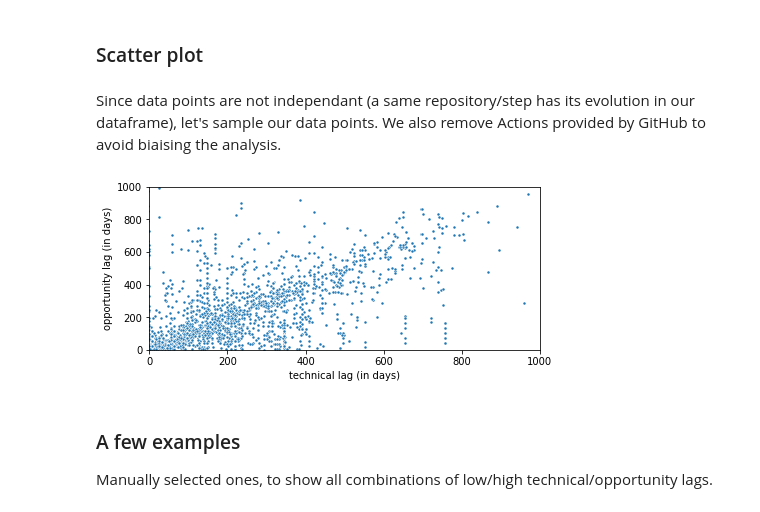
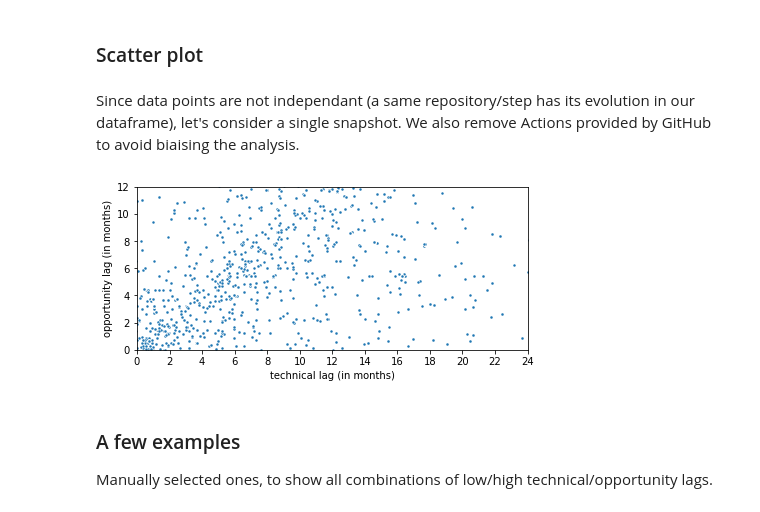
Before and after one commit to AlexandreDecan/secos-ghalag, a Jupyter notebook: notebooks/Technical lag.ipynb, the cells around one changed output. Drawn from its saved outputs; the diff is of its cells as text; code cells hidden in the pictures.

```diff
--- a/notebooks/Technical lag.ipynb
+++ b/notebooks/Technical lag.ipynb
@@ -791,38 +792,40 @@ Name: 2022-09-30 00:00:00, dtype: float64
 # %% [markdown]
 ### Scatter plot
 # %% [markdown]
-Since data points are not independant (a same repository/step has its evolution in our dataframe), let's sample our data points.
+Since data points are not independant (a same repository/step has its evolution in our dataframe), let's consider a single snapshot.
 We also remove Actions provided by GitHub to avoid biaising the analysis.
 # %%
 fig, ax = matplotlib.pyplot.subplots()
 
 temp = (
     df_lag
+    [lambda d: d.snapshot == d.snapshot.max()]
     [lambda d: d.outdated]
     [lambda d: ~d.action.str.startswith('actions/')]
-    .sample(n=2500, random_state=SEED)
-    .assign(tlag=lambda d: d.tlag.dt.days, olag=lambda d: d.olag.dt.days)
+    # .sample(n=2500, random_state=SEED)
+    .assign(tlag=lambda d: d.tlag.dt.days / 30, olag=lambda d: d.olag.dt.days / 30)
     [['tlag', 'olag']]
 )
 
 seaborn.scatterplot(
     x='tlag',
     y='olag',
     data=temp,
     marker='.',
     ax=ax,
 )
 
 ax.set(
-    xlabel='technical lag (in days)',
-    xlim=(0, 1000),
-    ylabel='opportunity lag (in days)',
-    ylim=(0, 1000),
+    xlabel='technical lag (in months)',
+    xlim=(0, 24),
+    ylabel='opportunity lag (in months)',
+    ylim=(0, 12),
 )
+ax.xaxis.set_major_locator(matplotlib.ticker.MultipleLocator(2))
 
 savefig(fig, 'lag_correlation_snapshot_wo_actions')
 # %% [output]
-[figure, old version]
+[figure, new version]
 # %% [markdown]
 ### A few examples
 
```
Also changed, not shown: parts of 1 cell of this notebook, 3 other files.
